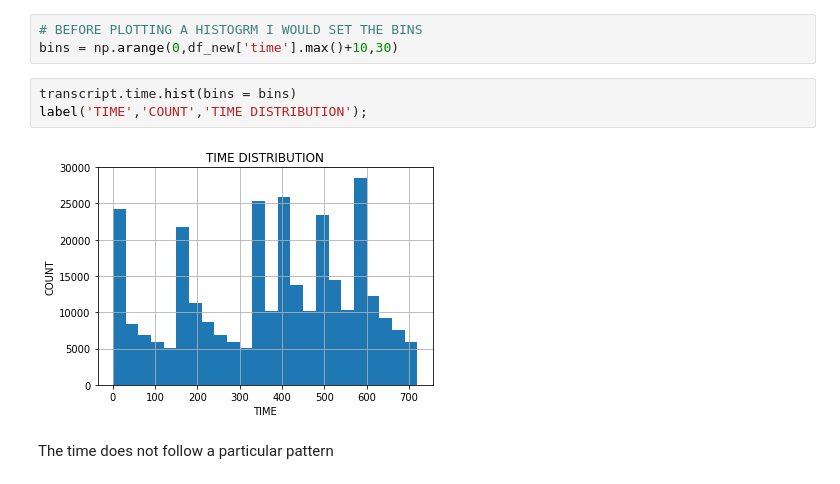
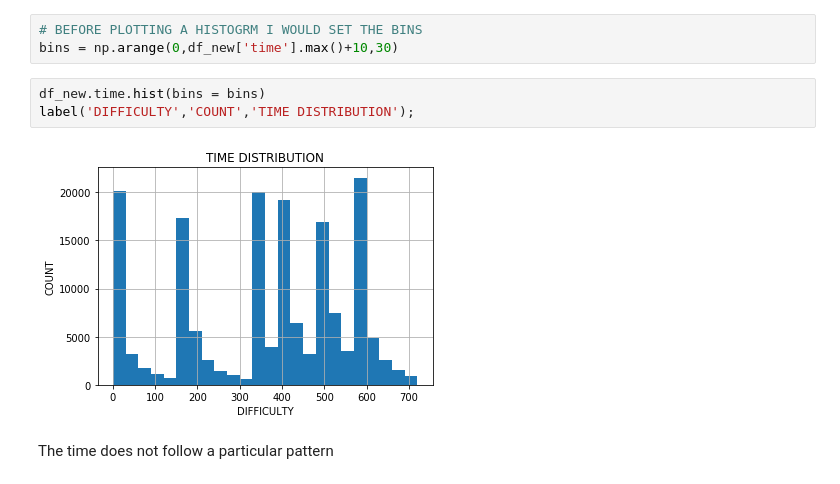
Before and after one commit to richard-madu/STARBUCKS, a Jupyter notebook: Starbucks_Capstone_notebook.ipynb, the cells around one changed output. Drawn from its saved outputs; the diff is of its cells as text.

```diff
--- a/Starbucks_Capstone_notebook.ipynb
+++ b/Starbucks_Capstone_notebook.ipynb
@@ -510,10 +517,10 @@ The age data is normally distributed. there is an outliner in the data
 # BEFORE PLOTTING A HISTOGRM I WOULD SET THE BINS
 bins = np.arange(0,df_new['time'].max()+10,30)
 # %%
-transcript.time.hist(bins = bins)
-label('TIME','COUNT','TIME DISTRIBUTION');
+df_new.time.hist(bins = bins)
+label('DIFFICULTY','COUNT','TIME DISTRIBUTION');
 # %% [output]
-[figure, old version]
+[figure, new version]
 # %% [markdown]
 
 The time does not follow a particular pattern
```
Also changed, not shown: parts of 21 cells of this notebook, 3 other files.
